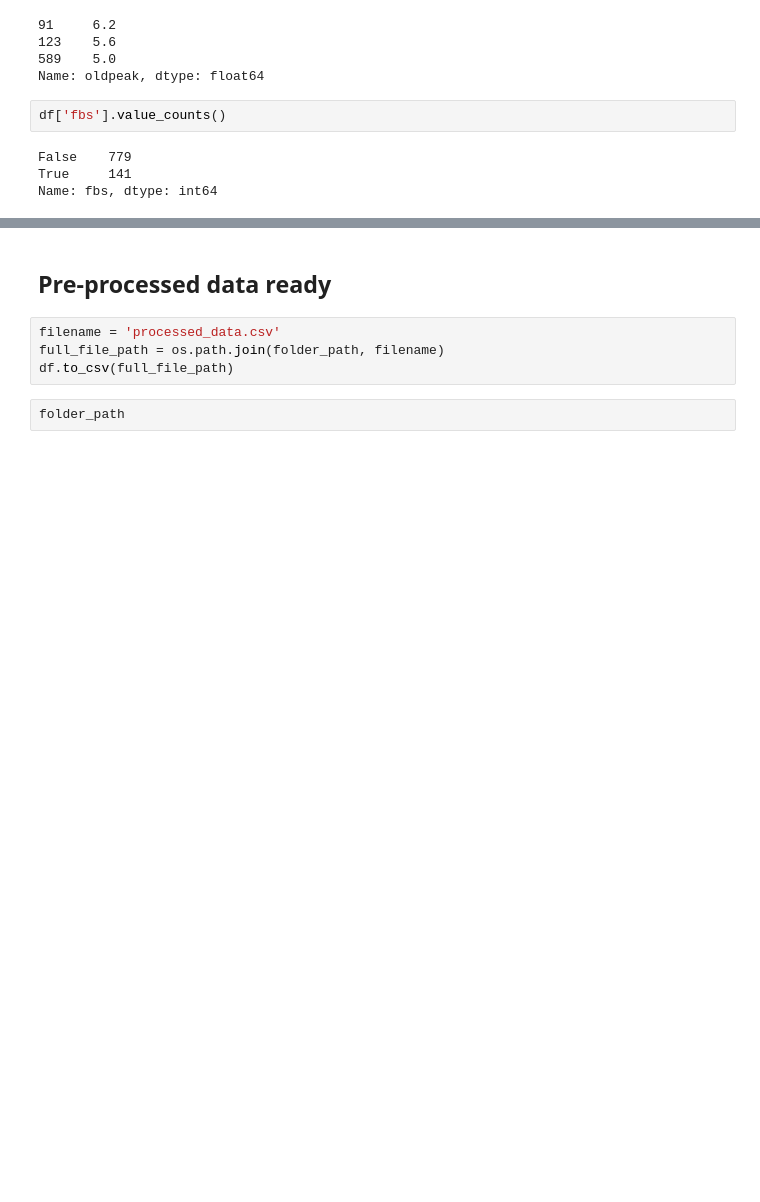
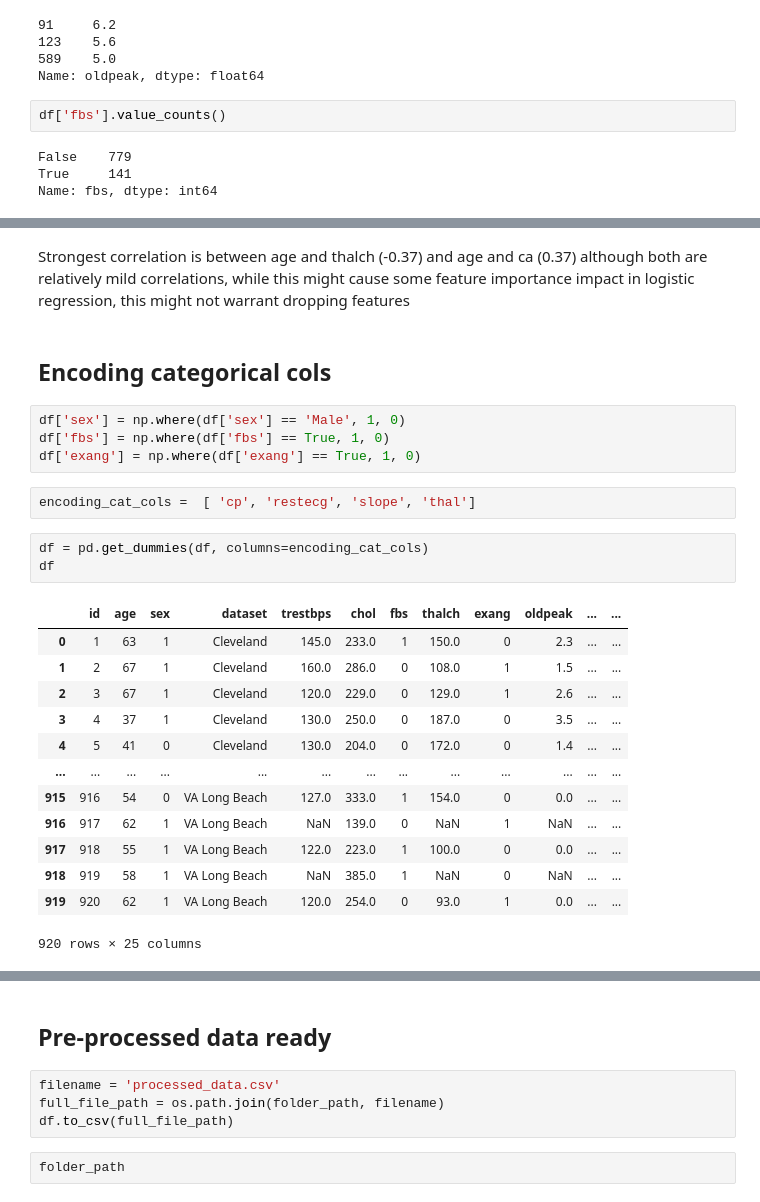
Before and after one commit to Nupur-Patil/ml_projects, a Jupyter notebook: heart_disease_prediction/notebooks/01_eda_and_cleaning.ipynb, the cells around one changed output, grey strips where cells are left out. Saved outputs shown, nothing was run; the diff lists cells and outputs as text; blank space fills up the shorter version.

```diff
--- a/heart_disease_prediction/notebooks/01_eda_and_cleaning.ipynb
+++ b/heart_disease_prediction/notebooks/01_eda_and_cleaning.ipynb
@@ -328,0 +386,27 @@ Name: fbs, dtype: int64
+# %% [markdown]
+Strongest correlation is between age and thalch (-0.37) and age and ca (0.37) although both are relatively mild correlations, while this might cause some feature importance impact in logistic regression, this might not warrant dropping features
+# %% [markdown]
+## Encoding categorical cols
+# %%
+df['sex'] = np.where(df['sex'] == 'Male', 1, 0)
+df['fbs'] = np.where(df['fbs'] == True, 1, 0)
+df['exang'] = np.where(df['exang'] == True, 1, 0)
+# %%
+encoding_cat_cols =  [ 'cp', 'restecg', 'slope', 'thal']
+# %%
+df = pd.get_dummies(df, columns=encoding_cat_cols)
+df
+# %% [output]
+|  | id | age | sex | dataset | trestbps | chol | fbs | thalch | exang | oldpeak | ... | ... |
+| 0 | 1 | 63 | 1 | Cleveland | 145.0 | 233.0 | 1 | 150.0 | 0 | 2.3 | ... | ... |
+| 1 | 2 | 67 | 1 | Cleveland | 160.0 | 286.0 | 0 | 108.0 | 1 | 1.5 | ... | ... |
+| 2 | 3 | 67 | 1 | Cleveland | 120.0 | 229.0 | 0 | 129.0 | 1 | 2.6 | ... | ... |
+| 3 | 4 | 37 | 1 | Cleveland | 130.0 | 250.0 | 0 | 187.0 | 0 | 3.5 | ... | ... |
+| 4 | 5 | 41 | 0 | Cleveland | 130.0 | 204.0 | 0 | 172.0 | 0 | 1.4 | ... | ... |
+| ... | ... | ... | ... | ... | ... | ... | ... | ... | ... | ... | ... | ... |
+| 915 | 916 | 54 | 0 | VA Long Beach | 127.0 | 333.0 | 1 | 154.0 | 0 | 0.0 | ... | ... |
+| 916 | 917 | 62 | 1 | VA Long Beach | NaN | 139.0 | 0 | NaN | 1 | NaN | ... | ... |
+| 917 | 918 | 55 | 1 | VA Long Beach | 122.0 | 223.0 | 1 | 100.0 | 0 | 0.0 | ... | ... |
+| 918 | 919 | 58 | 1 | VA Long Beach | NaN | 385.0 | 1 | NaN | 0 | NaN | ... | ... |
+| 919 | 920 | 62 | 1 | VA Long Beach | 120.0 | 254.0 | 0 | 93.0 | 1 | 0.0 | ... | ... |
+920 rows × 25 columns
```
Also changed, not shown: parts of 15 cells of this notebook.
